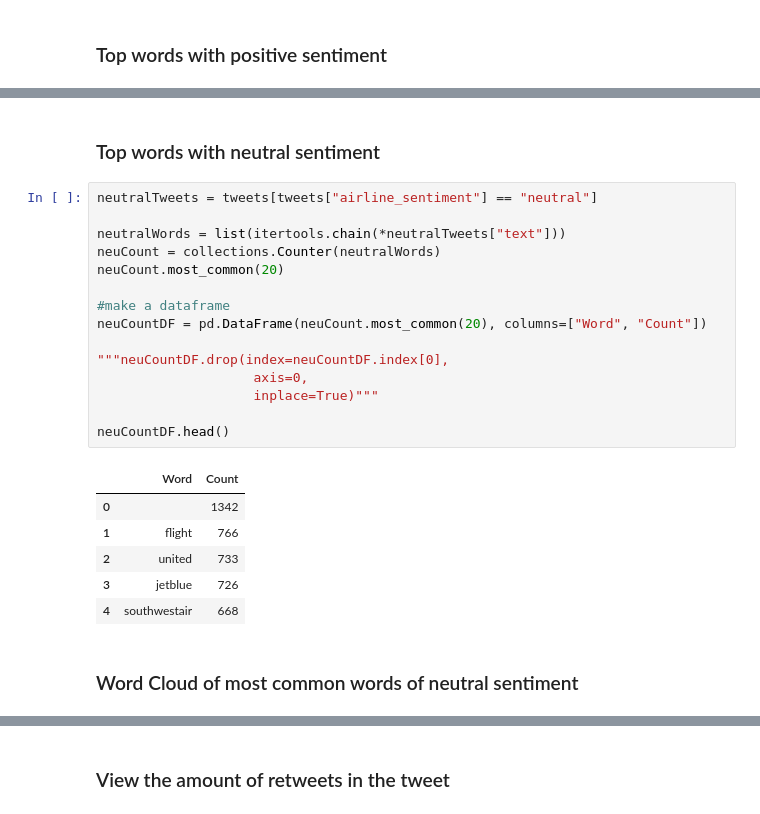
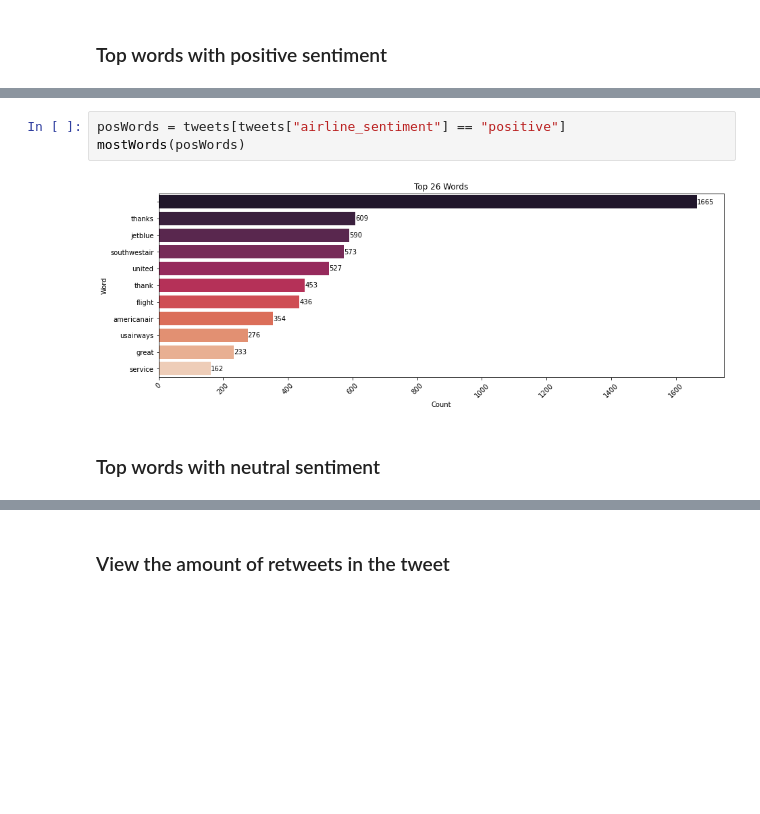
Before and after one commit to KierraDangerfield/Springboard, a Jupyter notebook: Capstone 3 Airline Sentiment Analysis/Notebooks/2 Sentiment Analysis EDA.ipynb, the cells around one changed output, grey strips where cells are left out. Drawn from its saved outputs; the diff is of its cells as text; blank space fills up the shorter version.

```diff
--- a/Capstone 3 Airline Sentiment Analysis/Notebooks/2 Sentiment Analysis EDA.ipynb
+++ b/Capstone 3 Airline Sentiment Analysis/Notebooks/2 Sentiment Analysis EDA.ipynb
@@ -331,26 +171,7 @@ plt.show()
+# %%
+posWords = tweets[tweets["airline_sentiment"] == "positive"]
+mostWords(posWords)
+# %% [output]
+[figure, added]
 # %% [markdown]
 ### Top words with neutral sentiment
-# %%
-neutralTweets = tweets[tweets["airline_sentiment"] == "neutral"]
-
-neutralWords = list(itertools.chain(*neutralTweets["text"]))
-neuCount = collections.Counter(neutralWords)
-neuCount.most_common(20)
-
-#make a dataframe
-neuCountDF = pd.DataFrame(neuCount.most_common(20), columns=["Word", "Count"])
-
-"""neuCountDF.drop(index=neuCountDF.index[0],
-                    axis=0,
-                    inplace=True)"""
-
-neuCountDF.head()
-# %% [output]
-|  | Word | Count |
-| 0 |  | 1342 |
-| 1 | flight | 766 |
-| 2 | united | 733 |
-| 3 | jetblue | 726 |
-| 4 | southwestair | 668 |
-# %% [markdown]
-### Word Cloud of most common words of neutral sentiment
```
Also changed, not shown: parts of 52 cells of this notebook, 1 other file.
